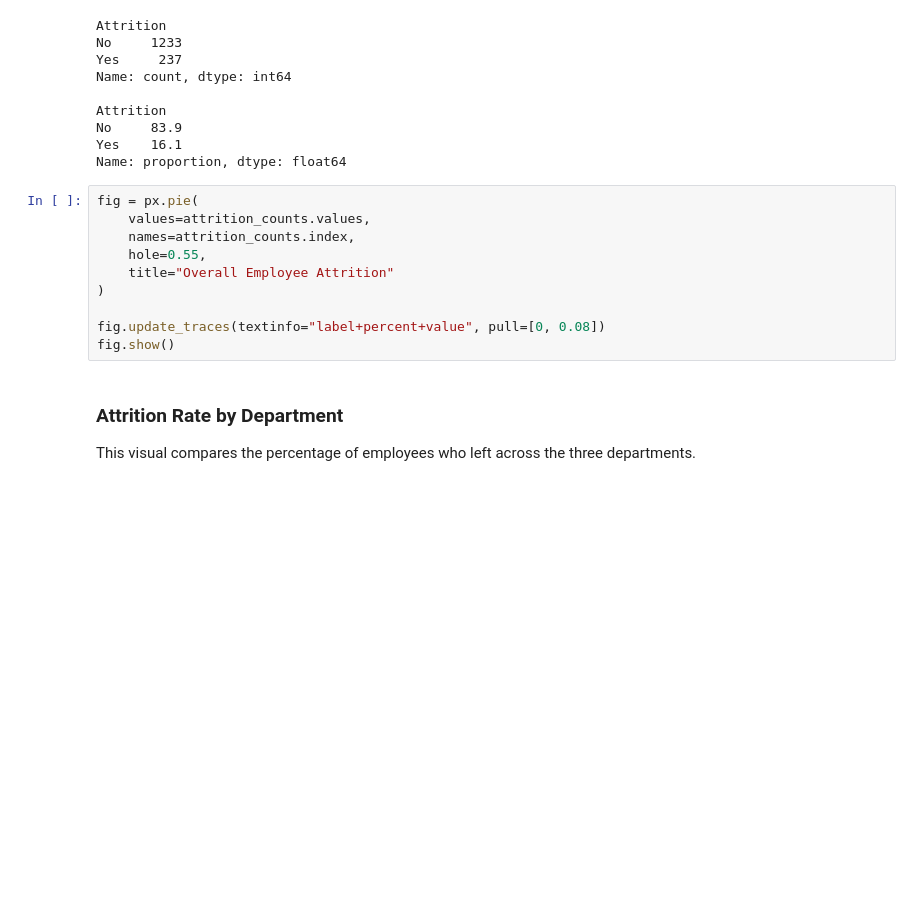
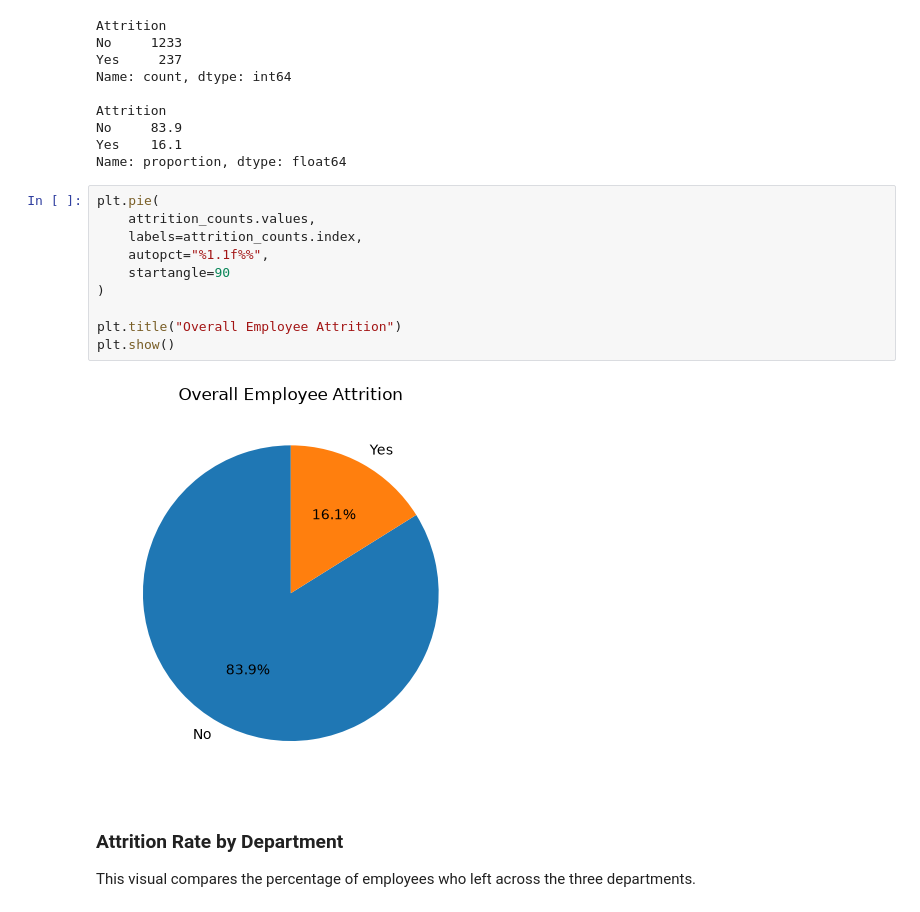
Before and after one commit to sepidehsomeh/employee-attrition-hackathon, a Jupyter notebook: jupyter_notebooks/03-Visualisation.ipynb, the cells around one changed output. Saved outputs shown, nothing was run; the diff lists cells and outputs as text; blank space fills up the shorter version.

Commit message:
Update visualisations for GitHub compatibility

```diff
--- a/jupyter_notebooks/03-Visualisation.ipynb
+++ b/jupyter_notebooks/03-Visualisation.ipynb
@@ -117,16 +117,18 @@ Attrition
 No     83.9
 Yes    16.1
 Name: proportion, dtype: float64
-# %%
-fig = px.pie(
-    values=attrition_counts.values,
-    names=attrition_counts.index,
-    hole=0.55,
-    title="Overall Employee Attrition"
-)
-
-fig.update_traces(textinfo="label+percent+value", pull=[0, 0.08])
-fig.show()
+# %%
+plt.pie(
+    attrition_counts.values,
+    labels=attrition_counts.index,
+    autopct="%1.1f%%",
+    startangle=90
+)
+
+plt.title("Overall Employee Attrition")
+plt.show()
+# %% [output]
+[figure, added]
 # %% [markdown]
 ### Attrition Rate by Department
 
```
Also changed, not shown: parts of 15 cells of this notebook, 10 other files.
